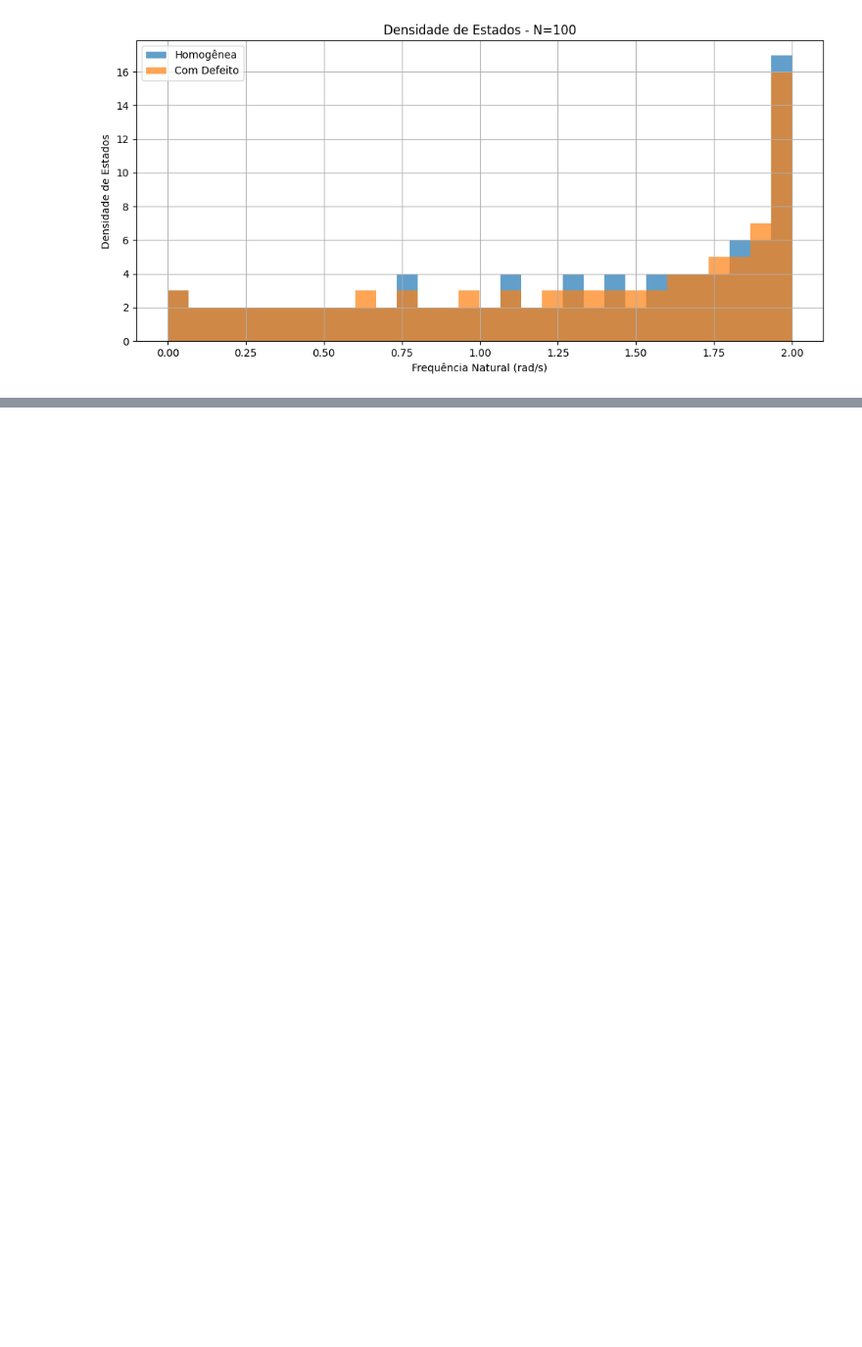
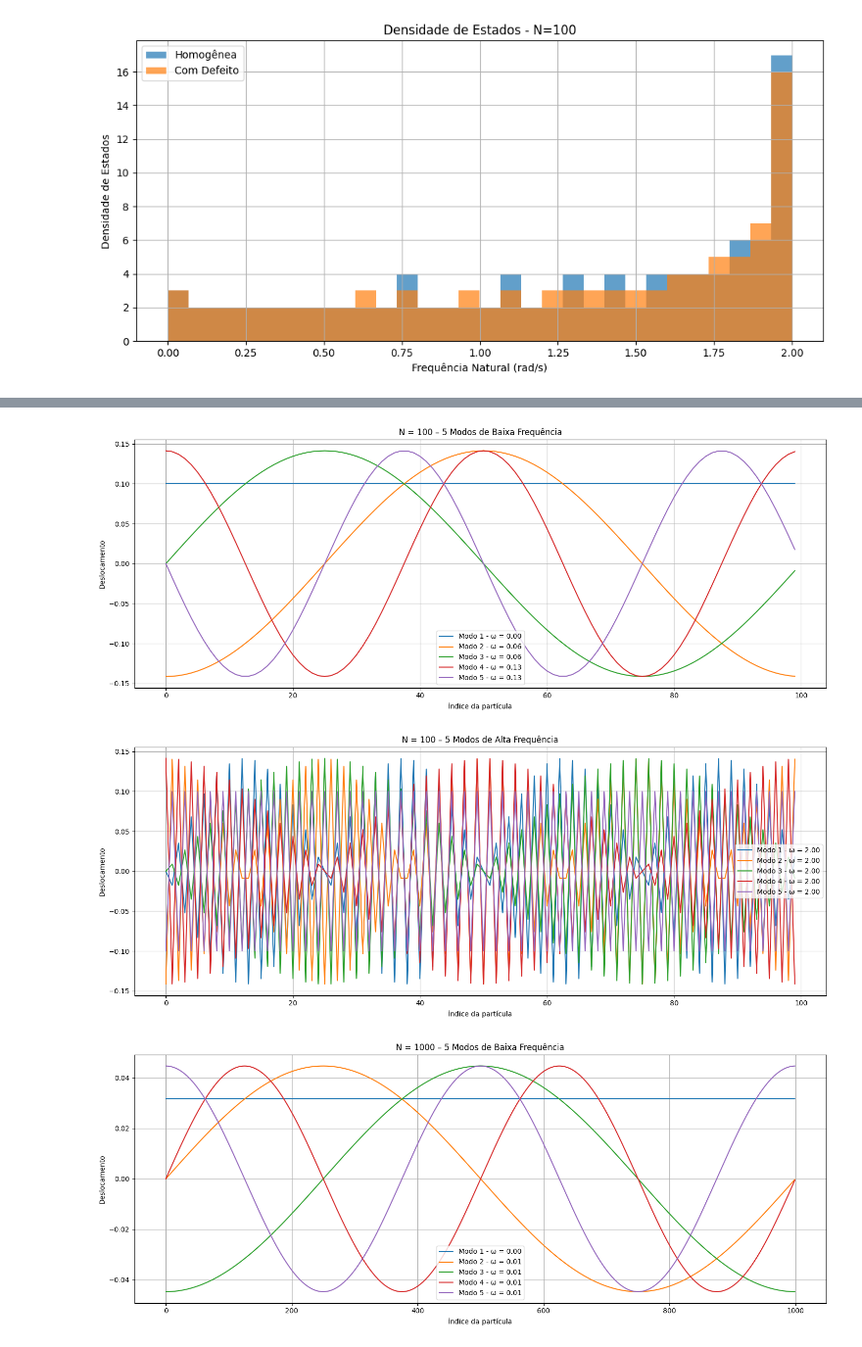
Before and after one commit to matheus-cmramos/AV5, a Jupyter notebook: av5.ipynb, the cells around one changed output, grey strips where cells are left out. Shown at 98% size. Cells and saved outputs as stored; diff of their text form; code cells hidden in the pictures; blank space fills up the shorter version.

```diff
--- a/av5.ipynb
+++ b/av5.ipynb
@@ -25,7 +25,7 @@ for i in range(N1): #tamanho da cadeia
 #matriz de massa
 M = np.eye(N1) * m
 
-ww100, v100 = sp.linalg.eigh(K, M) #autovalores (omega^2) e autovetores (modos normais)
+ww100, v100 = sp.linalg.eigh(K1, M) #autovalores (omega^2) e autovetores (modos normais)
 w100 = np.sqrt(np.abs(ww100)) #frequencias naturais
 
 # Ordenação crescente (eigh já ordena, mas é redundante)
@@ -121,0 +150,40 @@ plt.show()
+# %%
+def plotar_modos(w, v, N, titulo_base):
+    indices_baixas = np.argsort(w)[:5]
+    indices_altas = np.argsort(w)[-5:]
+
+    x = np.arange(N)
+
+    # Baixa frequência
+    plt.figure(figsize=(15, 6))
+    for i in range(5):
+        plt.plot(x, v[:, indices_baixas[i]], label=f"Modo {i+1} - ω = {w[indices_baixas[i]]:.2f}")
+    plt.title(f"{titulo_base} – 5 Modos de Baixa Frequência")
+    plt.xlabel("Índice da partícula")
+    plt.ylabel("Deslocamento")
+    plt.legend()
+    plt.grid(True)
+    plt.tight_layout()
+    plt.show()
+
+    # Alta frequência
+    plt.figure(figsize=(15, 6))
+    for i in range(5):
+        plt.plot(x, v[:, indices_altas[i]], label=f"Modo {i+1} - ω = {w[indices_altas[i]]:.2f}")
+    plt.title(f"{titulo_base} – 5 Modos de Alta Frequência")
+    plt.xlabel("Índice da partícula")
+    plt.ylabel("Deslocamento")
+    plt.legend()
+    plt.grid(True)
+    plt.tight_layout()
+    plt.show()
+
+# Assumindo que você já tem os vetores (w100, v100), (w1000, v1000), (w10000, v10000)
+
+plotar_modos(w100, v100, N=100, titulo_base="N = 100")
+plotar_modos(w1000, v1000, N=1000, titulo_base="N = 1000")
+plotar_modos(w10000, v10000, N=10000, titulo_base="N = 10000")
+# %% [output]
+[figure, added]
+[figure, added]
+[figure, added]
```
Also changed, not shown: parts of 7 cells of this notebook.
